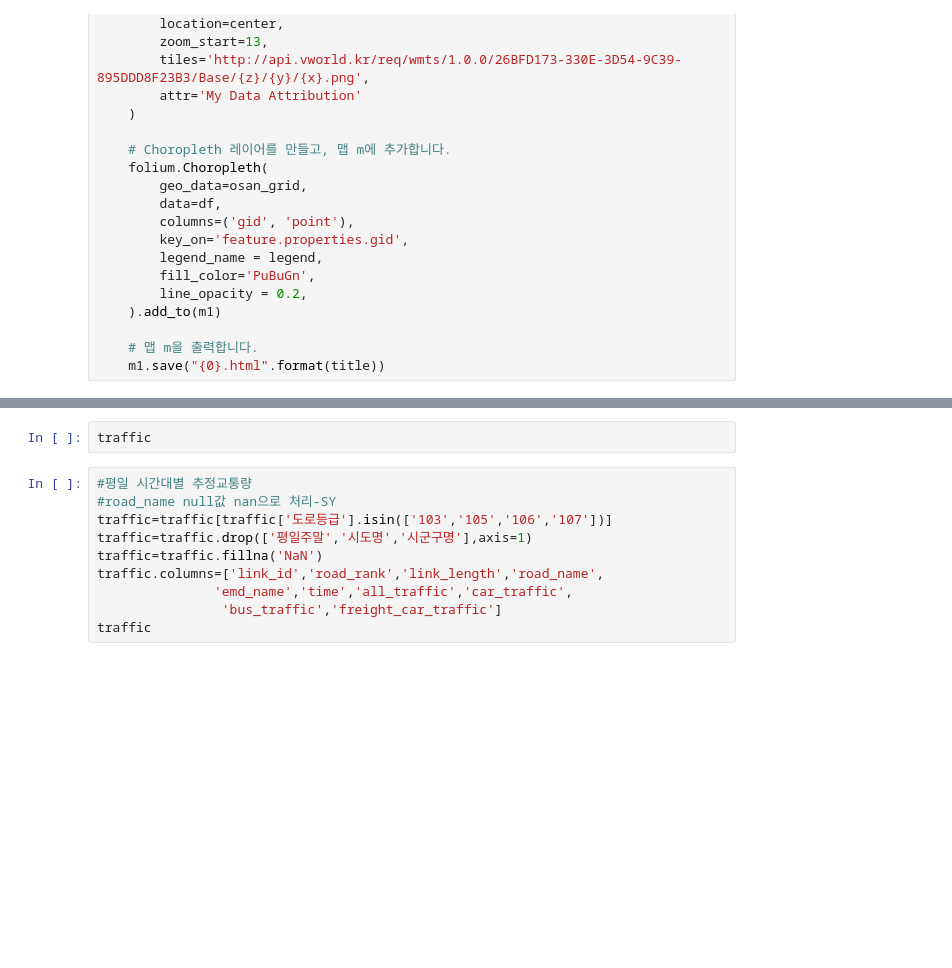
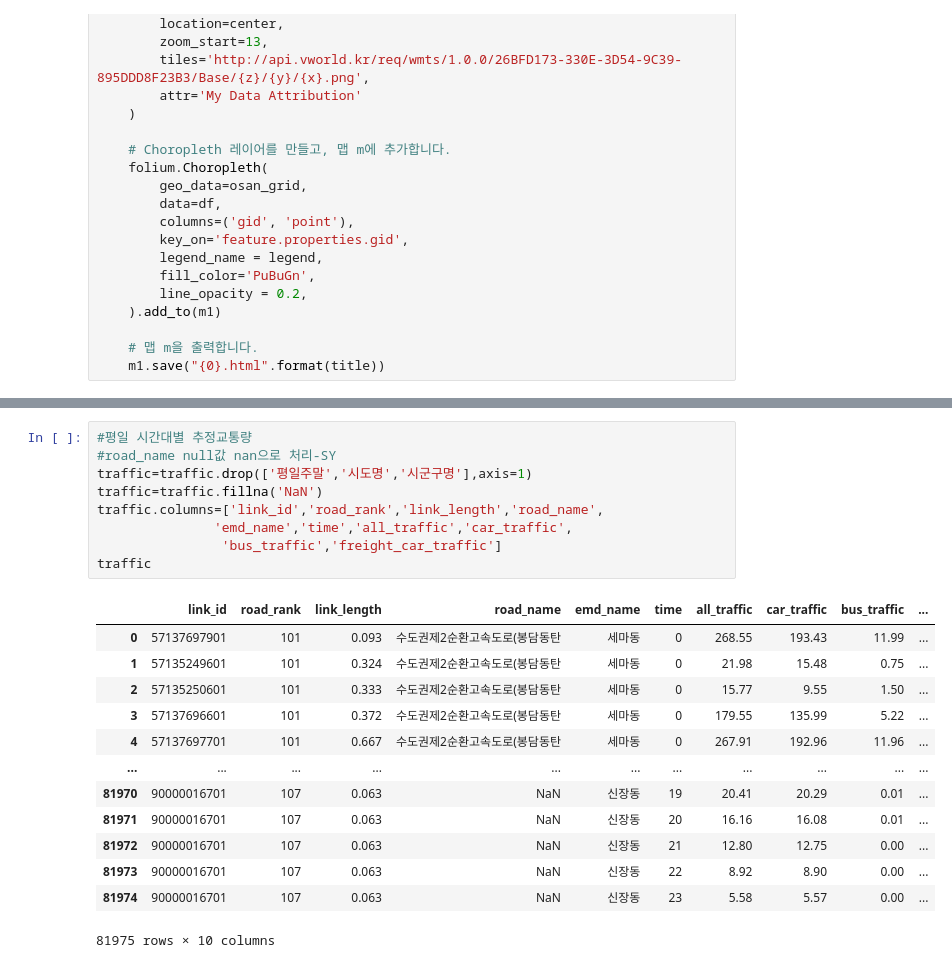
Before and after one commit to syjung98/OSAN_Predict_Accident, a Jupyter notebook: Osan_data_preprocessing.ipynb, the cells around one changed output, grey strips where cells are left out. Saved outputs shown, nothing was run; the diff lists cells and outputs as text; blank space fills up the shorter version.

```diff
--- a/Osan_data_preprocessing.ipynb
+++ b/Osan_data_preprocessing.ipynb
@@ -255,15 +515,26 @@ road
-# %%
-traffic
 # %%
 #평일 시간대별 추정교통량
 #road_name null값 nan으로 처리-SY
-traffic=traffic[traffic['도로등급'].isin(['103','105','106','107'])]
 traffic=traffic.drop(['평일주말','시도명','시군구명'],axis=1)
 traffic=traffic.fillna('NaN')
 traffic.columns=['link_id','road_rank','link_length','road_name',
                'emd_name','time','all_traffic','car_traffic',
                 'bus_traffic','freight_car_traffic']
 traffic
+# %% [output]
+|  | link_id | road_rank | link_length | road_name | emd_name | time | all_traffic | car_traffic | bus_traffic | ... |
+| 0 | 57137697901 | 101 | 0.093 | 수도권제2순환고속도로(봉담동탄 | 세마동 | 0 | 268.55 | 193.43 | 11.99 | ... |
+| 1 | 57135249601 | 101 | 0.324 | 수도권제2순환고속도로(봉담동탄 | 세마동 | 0 | 21.98 | 15.48 | 0.75 | ... |
+| 2 | 57135250601 | 101 | 0.333 | 수도권제2순환고속도로(봉담동탄 | 세마동 | 0 | 15.77 | 9.55 | 1.50 | ... |
+| 3 | 57137696601 | 101 | 0.372 | 수도권제2순환고속도로(봉담동탄 | 세마동 | 0 | 179.55 | 135.99 | 5.22 | ... |
+| 4 | 57137697701 | 101 | 0.667 | 수도권제2순환고속도로(봉담동탄 | 세마동 | 0 | 267.91 | 192.96 | 11.96 | ... |
+| ... | ... | ... | ... | ... | ... | ... | ... | ... | ... | ... |
+| 81970 | 90000016701 | 107 | 0.063 | NaN | 신장동 | 19 | 20.41 | 20.29 | 0.01 | ... |
+| 81971 | 90000016701 | 107 | 0.063 | NaN | 신장동 | 20 | 16.16 | 16.08 | 0.01 | ... |
+| 81972 | 90000016701 | 107 | 0.063 | NaN | 신장동 | 21 | 12.80 | 12.75 | 0.00 | ... |
+| 81973 | 90000016701 | 107 | 0.063 | NaN | 신장동 | 22 | 8.92 | 8.90 | 0.00 | ... |
+| 81974 | 90000016701 | 107 | 0.063 | NaN | 신장동 | 23 | 5.58 | 5.57 | 0.00 | ... |
+81975 rows × 10 columns
 # %%
 # 평일 혼잡빈도강도
 #road_name null값 nan으로 처리-SY
```
Also changed, not shown: parts of 31 cells of this notebook.
